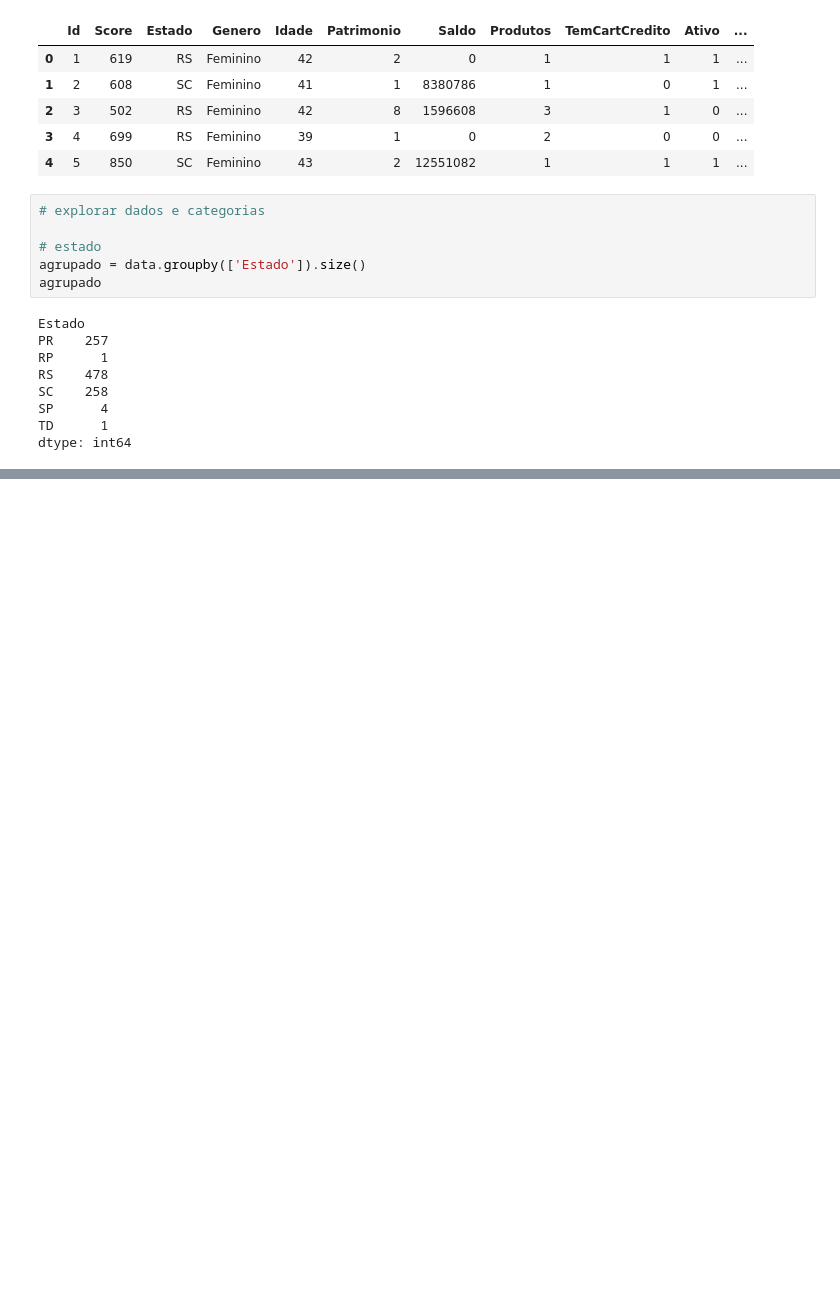
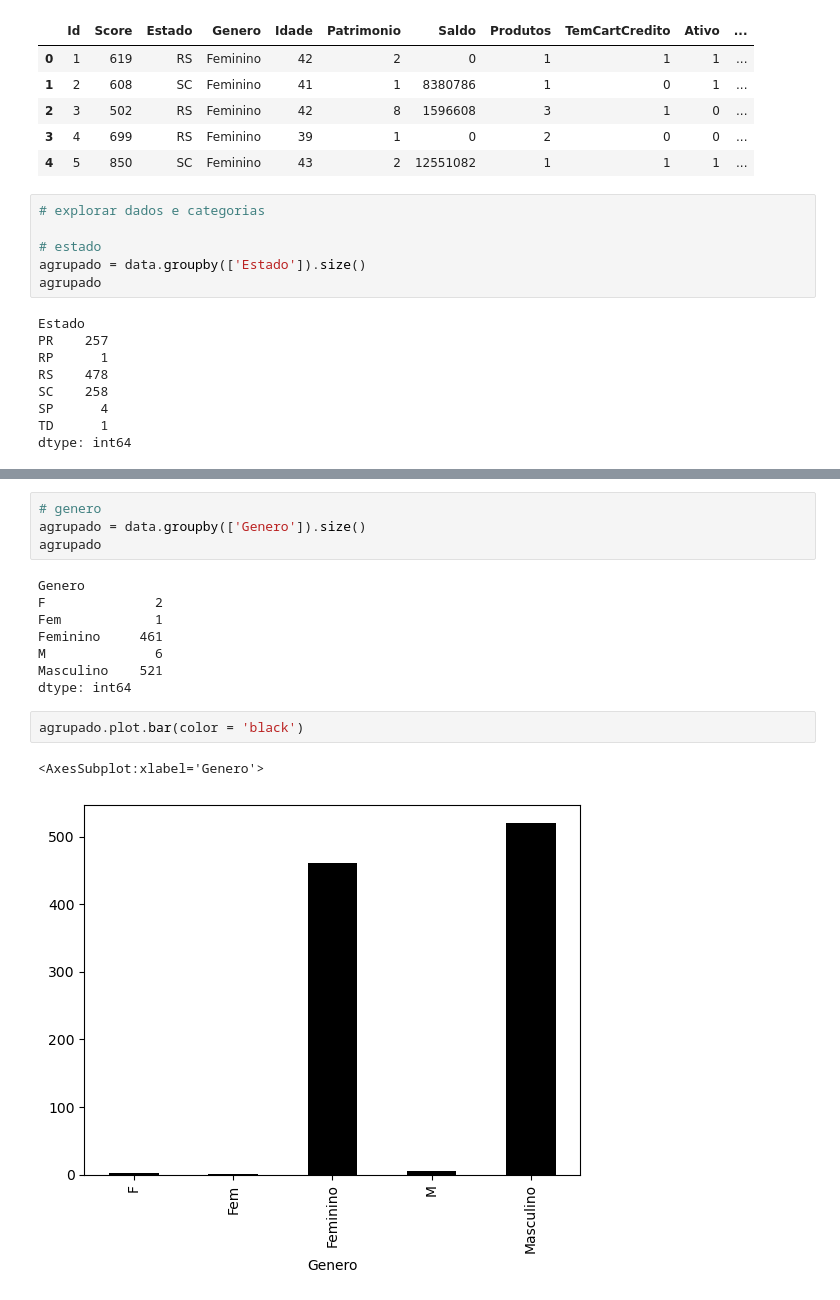
Before and after one commit to pedr0passos/ciencia-dados, a Jupyter notebook: sec10_limp_trat_dados/main.ipynb, the cells around one changed output, grey strips where cells are left out. Drawn from its saved outputs; the diff is of its cells as text; blank space fills up the shorter version.

```diff
--- a/sec10_limp_trat_dados/main.ipynb
+++ b/sec10_limp_trat_dados/main.ipynb
@@ -50,0 +56,17 @@ dtype: int64
+# %%
+# genero
+agrupado = data.groupby(['Genero']).size()
+agrupado
+# %% [output]
+Genero
+F              2
+Fem            1
+Feminino     461
+M              6
+Masculino    521
+dtype: int64
+# %%
+agrupado.plot.bar(color = 'black')
+# %% [output]
+<AxesSubplot:xlabel='Genero'>
+[figure, added]
```
Also changed, not shown: parts of 15 cells of this notebook.
